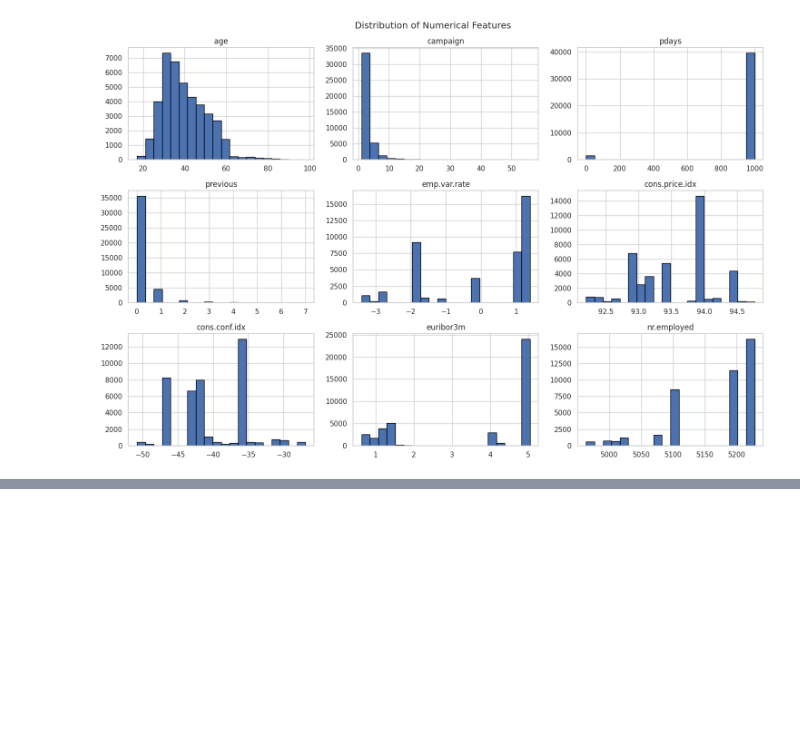
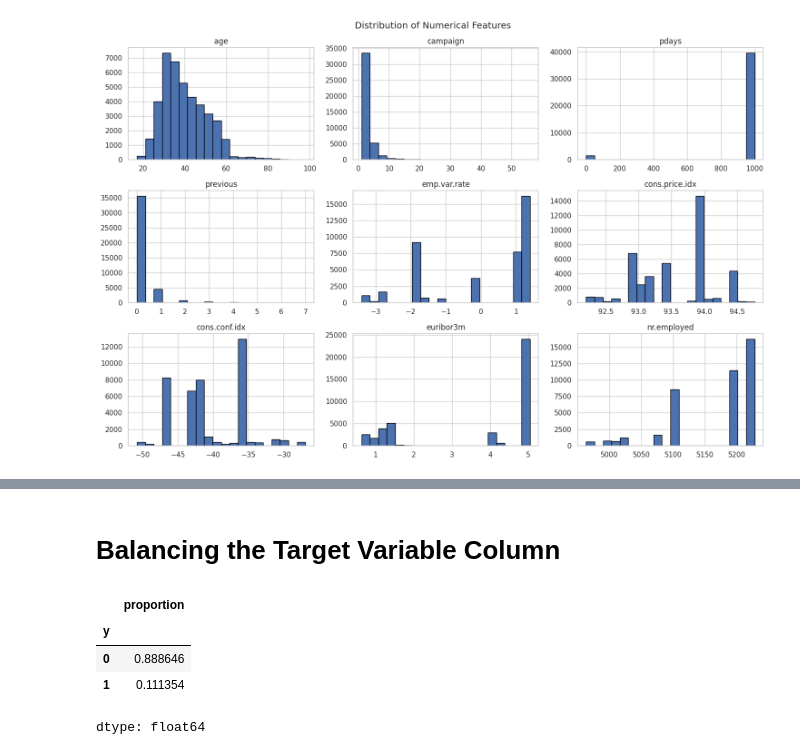
Before and after one commit to ShabnaIlmi/Bank-Marketing-Random-Forest-and-Neural-Networks, a Jupyter notebook: Coursework.ipynb, the cells around one changed output, grey strips where cells are left out. Saved outputs shown, nothing was run; the diff lists cells and outputs as text; code cells hidden in the pictures; blank space fills up the shorter version.

Commit message:
Model Training

```diff
--- a/Coursework.ipynb
+++ b/Coursework.ipynb
@@ -333,3 +321,14 @@ y_full_additional = data_full_additional['y']
 X_train, X_test, y_train, y_test = train_test_split(
     X_full_additional, y_full_additional, test_size=0.2, random_state=42
 )
+# %% [markdown]
+# **Balancing the Target Variable Column**
+# %%
+# Analyzing the distribution of the target variable
+y_train.value_counts(normalize=True)
+# %% [output]
+|  | proportion |
+| y |  |
+| 0 | 0.888646 |
+| 1 | 0.111354 |
+dtype: float64
```
Also changed, not shown: parts of 4 cells of this notebook.
